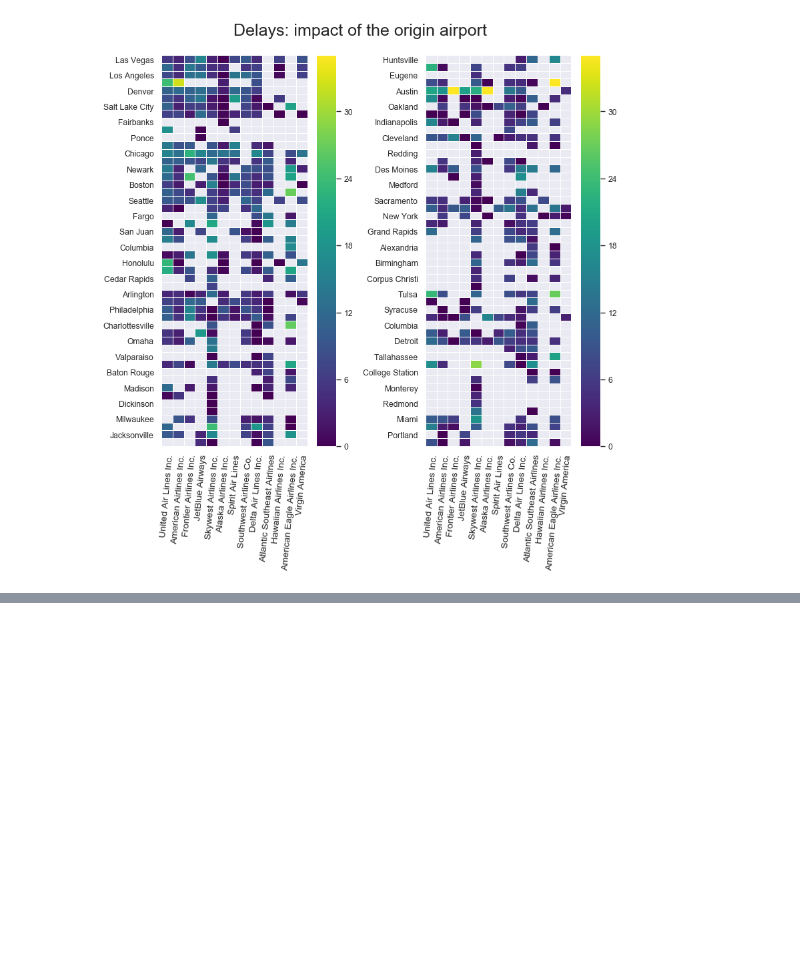
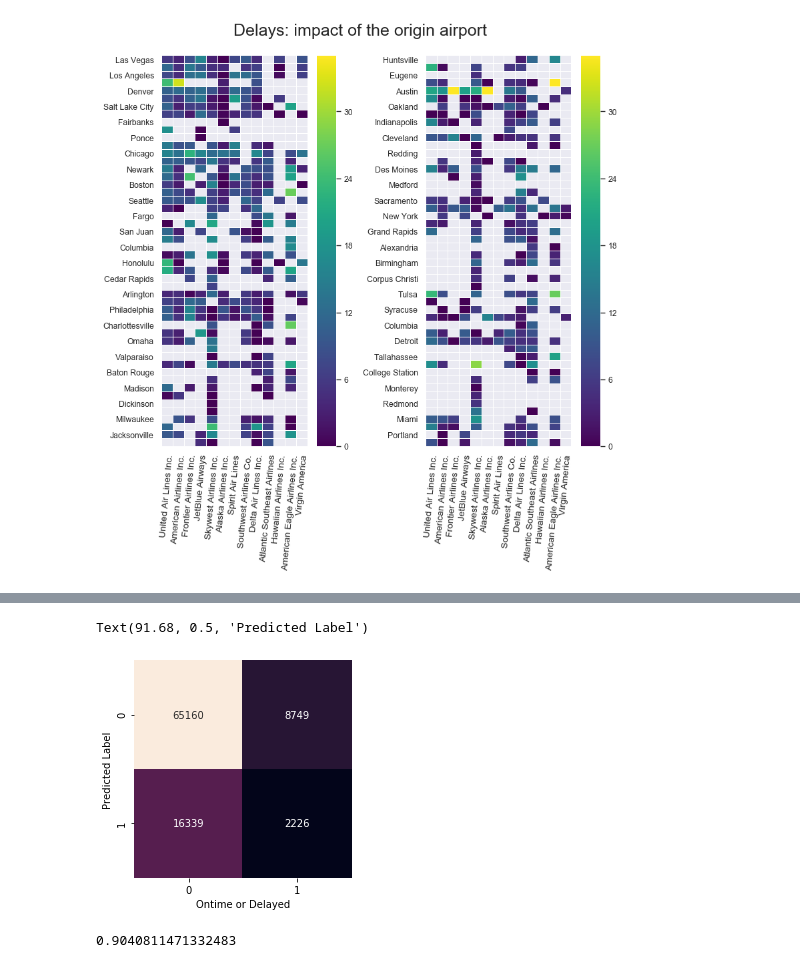
Before and after one commit to INFO6105-Data-Science/Predict-Flight-Delay, a Jupyter notebook: FlightDataAnalysis.ipynb, the cells around one changed output, grey strips where cells are left out. Drawn from its saved outputs; the diff is of its cells as text; code cells hidden in the pictures; blank space fills up the shorter version.

```diff
--- a/FlightDataAnalysis.ipynb
+++ b/FlightDataAnalysis.ipynb
@@ -408,0 +490,16 @@ plt.tight_layout()
+# %%
+mat = confusion_matrix(test_y, predicted3)
+sns.heatmap(mat.T, square=True, annot=True, fmt='d', cbar=False)
+plt.xlabel('Ontime or Delayed')
+plt.ylabel('Predicted Label')
+# %% [output]
+Text(91.68, 0.5, 'Predicted Label')
+[figure, added]
+# %%
+from sklearn.neighbors import KNeighborsClassifier
+model4 = KNeighborsClassifier(leaf_size = 15, n_jobs = -1) # imporve the efficiency set small leaf_size and use all processors
+model4.fit(train_x, train_y);
+predicted4 = model4.predict(test_x)
+model4.score(test_x, test_y)
+# %% [output]
+0.9040811471332483
```
Also changed, not shown: parts of 14 cells of this notebook.
